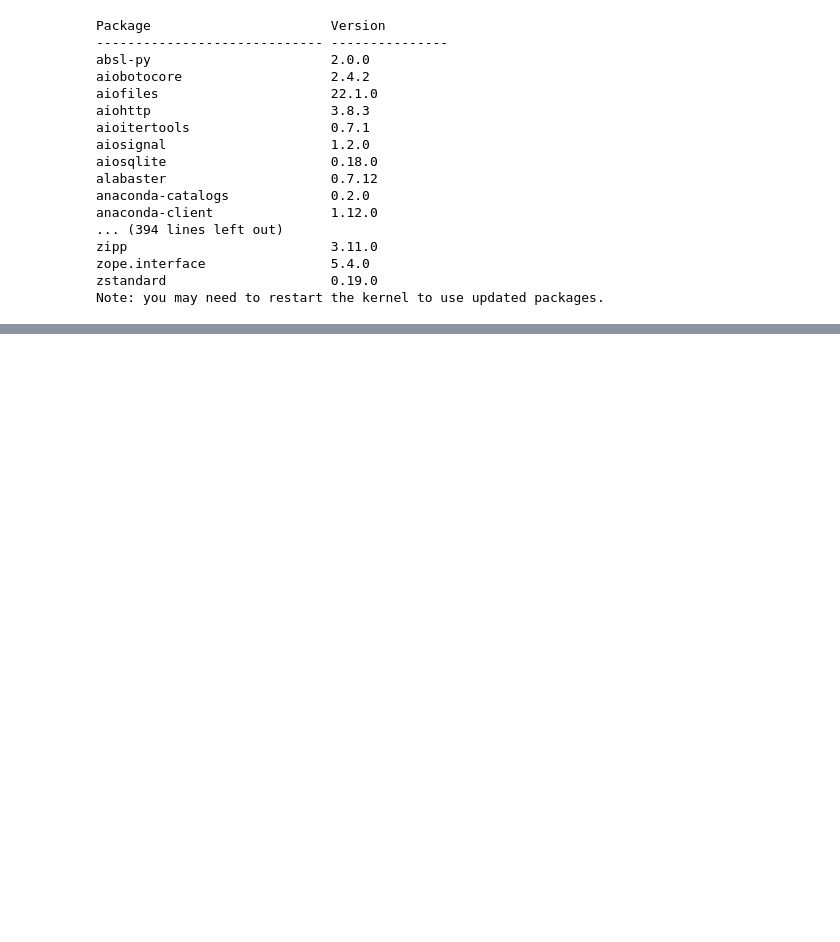
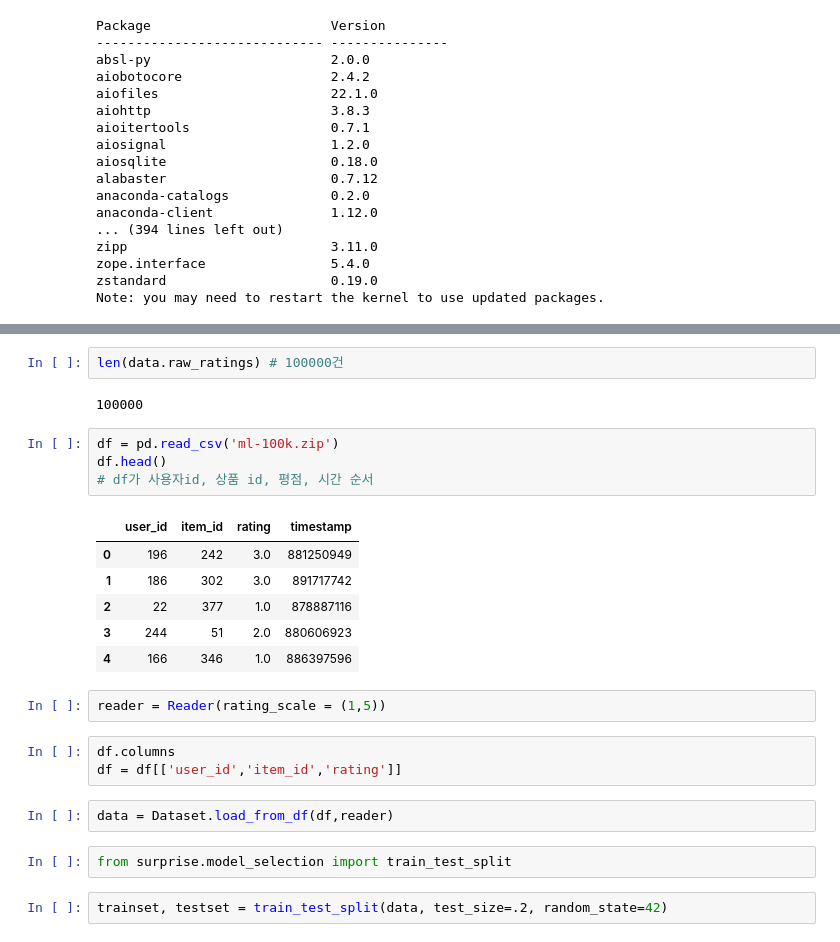
Before and after one commit to yknlwca/Machine_Learning, a Jupyter notebook: Machine_Learning_10.30.ipynb, the cells around one changed output, grey strips where cells are left out. Drawn from its saved outputs; the diff is of its cells as text; blank space fills up the shorter version.

```diff
--- a/Machine_Learning_10.30.ipynb
+++ b/Machine_Learning_10.30.ipynb
@@ -493,0 +614,26 @@ conda install -c conda-forge scikit-surprise
+# %%
+len(data.raw_ratings) # 100000건
+# %% [output]
+100000
+# %%
+df = pd.read_csv('ml-100k.zip')
+df.head()
+# df가 사용자id, 상품 id, 평점, 시간 순서
+# %% [output]
+|  | user_id | item_id | rating | timestamp |
+| 0 | 196 | 242 | 3.0 | 881250949 |
+| 1 | 186 | 302 | 3.0 | 891717742 |
+| 2 | 22 | 377 | 1.0 | 878887116 |
+| 3 | 244 | 51 | 2.0 | 880606923 |
+| 4 | 166 | 346 | 1.0 | 886397596 |
+# %%
+reader = Reader(rating_scale = (1,5))
+# %%
+df.columns
+df = df[['user_id','item_id','rating']]
+# %%
+data = Dataset.load_from_df(df,reader)
+# %%
+from surprise.model_selection import train_test_split
+# %%
+trainset, testset = train_test_split(data, test_size=.2, random_state=42)
```
Also changed, not shown: parts of 38 cells of this notebook.
